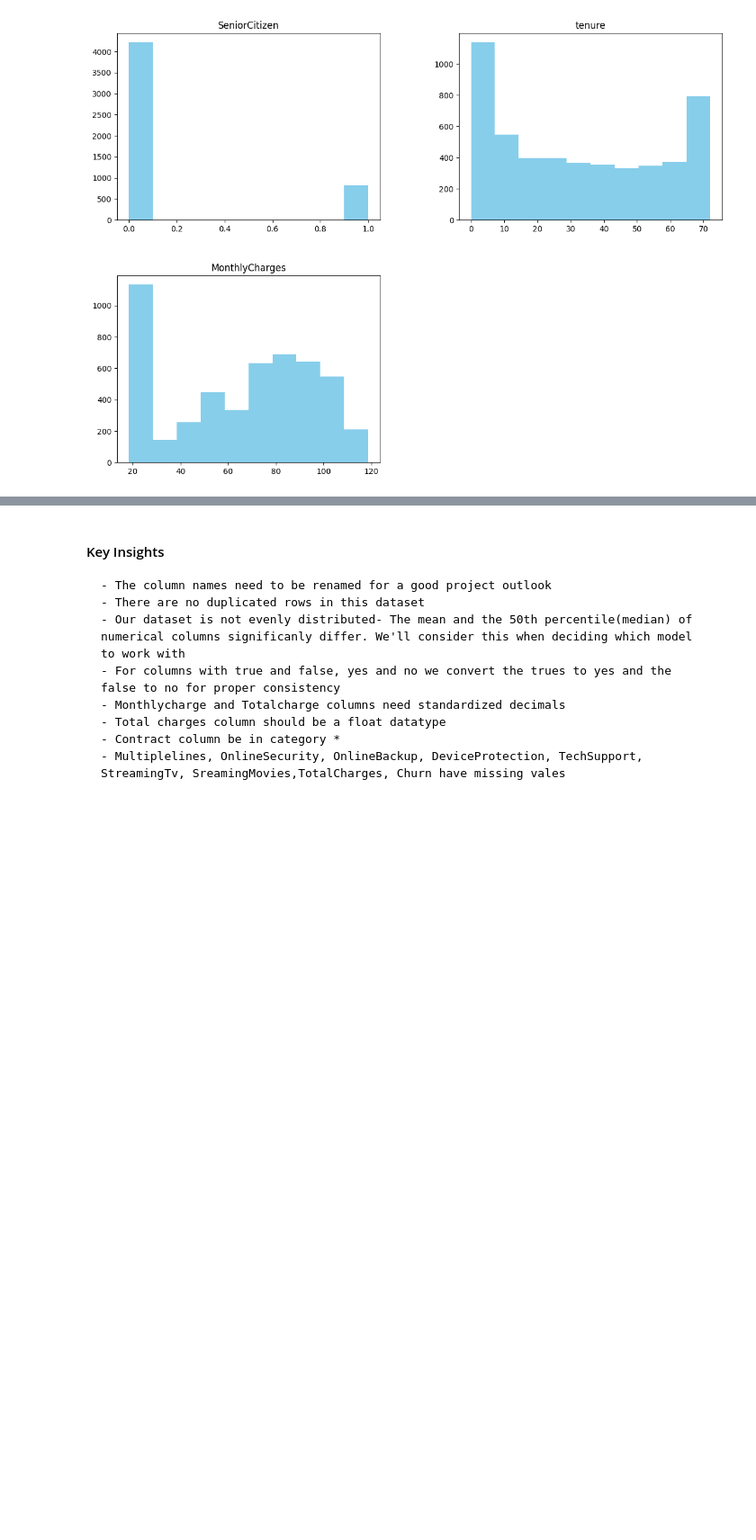
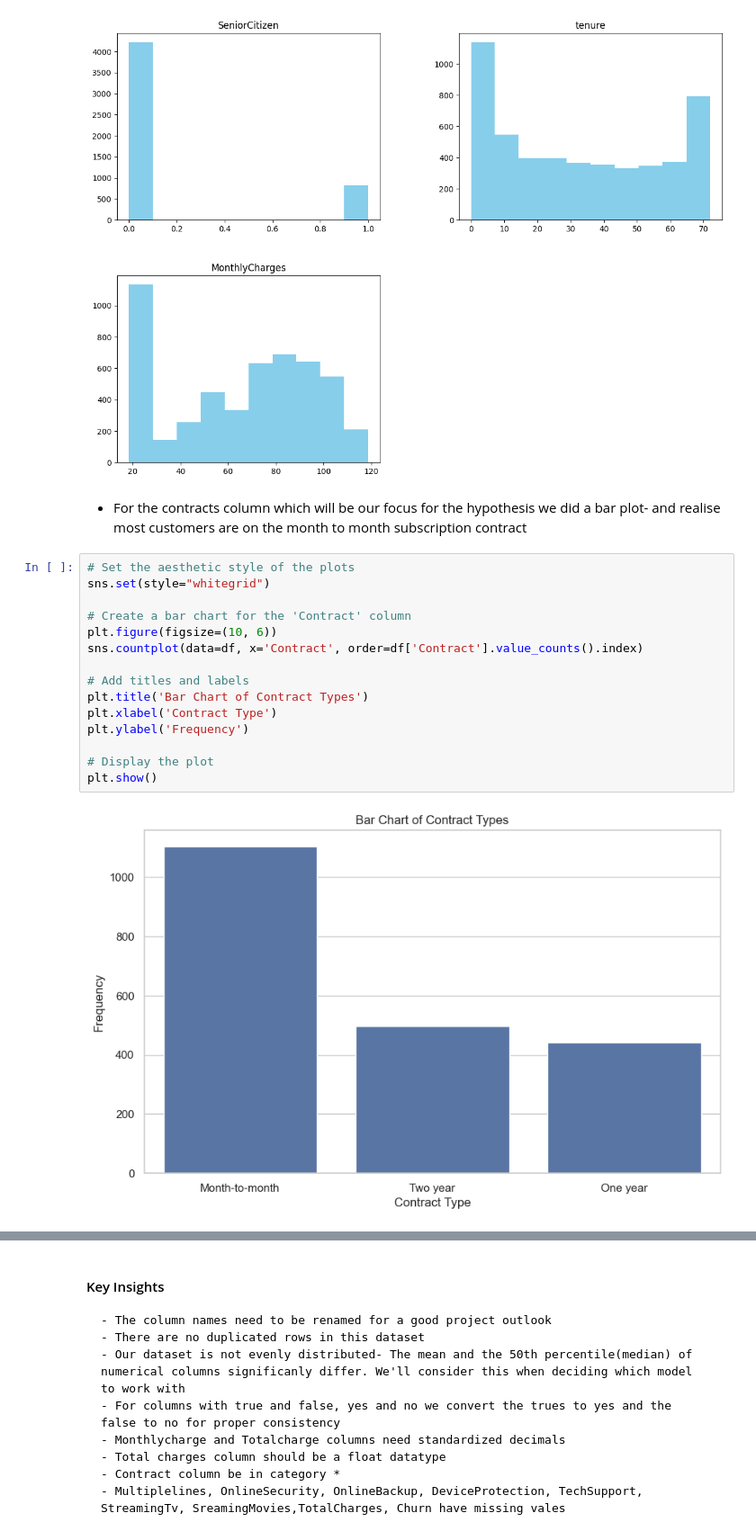
Before and after one commit to Njuraita/Customer-Churn-Prediction-, a Jupyter notebook: notebook/main.ipynb, the cells around one changed output, grey strips where cells are left out. Shown at 90% size. Saved outputs shown, nothing was run; the diff lists cells and outputs as text; blank space fills up the shorter version.

Commit message:
Add a bar chart for the contracts type which is our main focus in the hypotheis

```diff
--- a/notebook/main.ipynb
+++ b/notebook/main.ipynb
@@ -290,3 +316,22 @@ churn_prime.hist(figsize= (14,10),grid=False, color='skyblue')
 plt.show()
 # %% [output]
 [figure]
+# %% [markdown]
+* For the contracts column which will be our focus for the hypothesis we did a bar plot- and realise most customers are on the month to month subscription contract
+# %%
+# Set the aesthetic style of the plots
+sns.set(style="whitegrid")
+
+# Create a bar chart for the 'Contract' column
+plt.figure(figsize=(10, 6))
+sns.countplot(data=df, x='Contract', order=df['Contract'].value_counts().index)
+
+# Add titles and labels
+plt.title('Bar Chart of Contract Types')
+plt.xlabel('Contract Type')
+plt.ylabel('Frequency')
+
+# Display the plot
+plt.show()
+# %% [output]
+[figure, added]
```
Also changed, not shown: parts of 5 cells of this notebook, 1 other file.
